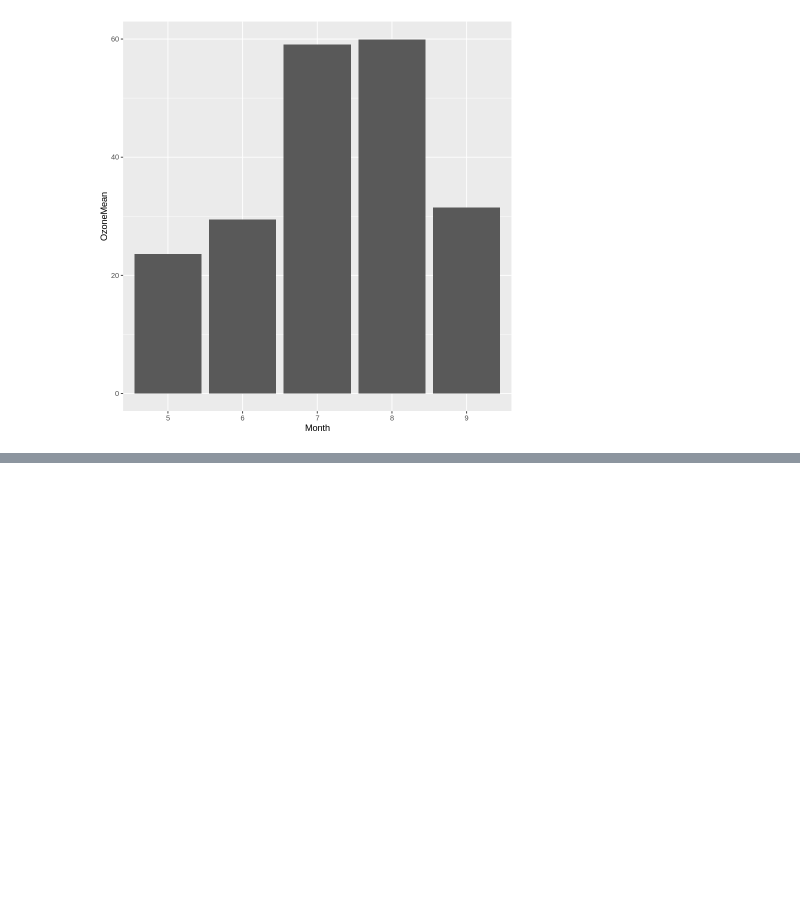
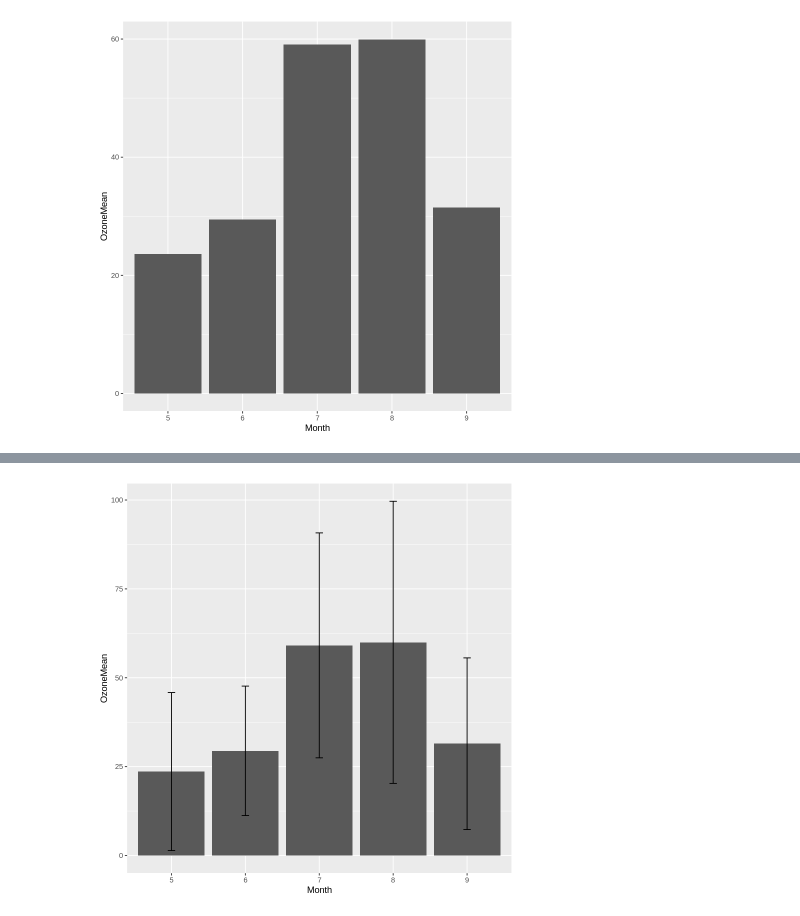
Before and after one commit to aditichi/bigdata, a Jupyter notebook: 1022.ipynb, the cells around one changed output, grey strips where cells are left out. Saved outputs shown, nothing was run; the diff lists cells and outputs as text; code cells hidden in the pictures; blank space fills up the shorter version.

```diff
--- a/1022.ipynb
+++ b/1022.ipynb
@@ -118,0 +147,12 @@ airquality.stat<-data.table(airquality)[,.(OzoneMean=mean(Ozone,na.rm=T),OzoneSD
+# %%
+airquality$Month<-as.factor(airquality$Month)
+# %%
+airquality.stat<-data.table(airquality)[,.(OzoneMean=mean(Ozone,na.rm=T),OzoneSD=sd(Ozone,na.rm=T)),by=Month]
+# %%
+ggplot(data=airquality.stat)+
+geom_bar(aes(x=Month,y=OzoneMean),stat="identity")+
+geom_errorbar(
+  aes(x=Month,ymin=OzoneMean-OzoneSD,ymax=OzoneMean+OzoneSD),width=.1
+)
+# %% [output]
+[figure, added]
```
Also changed, not shown: parts of 5 cells of this notebook.
